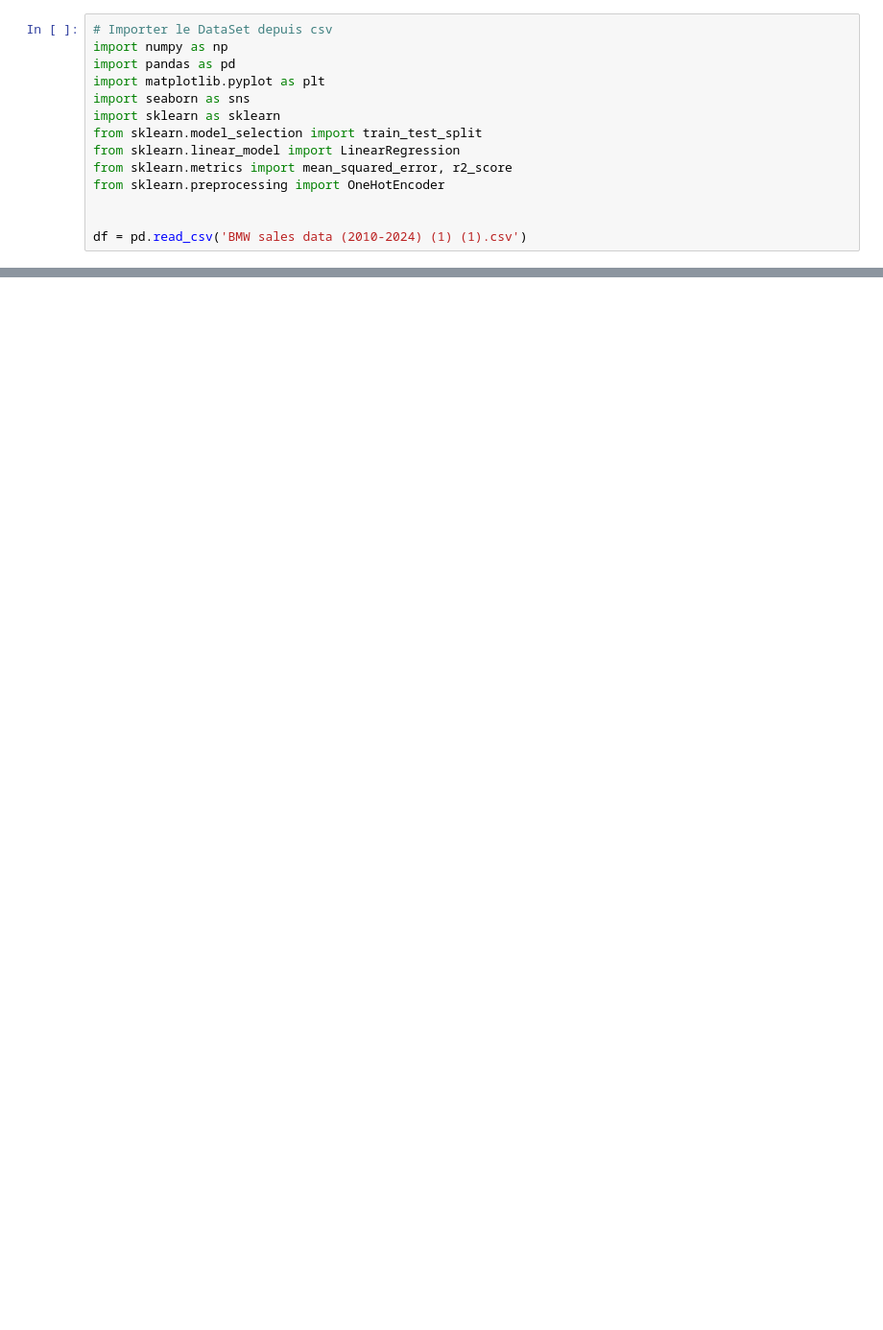
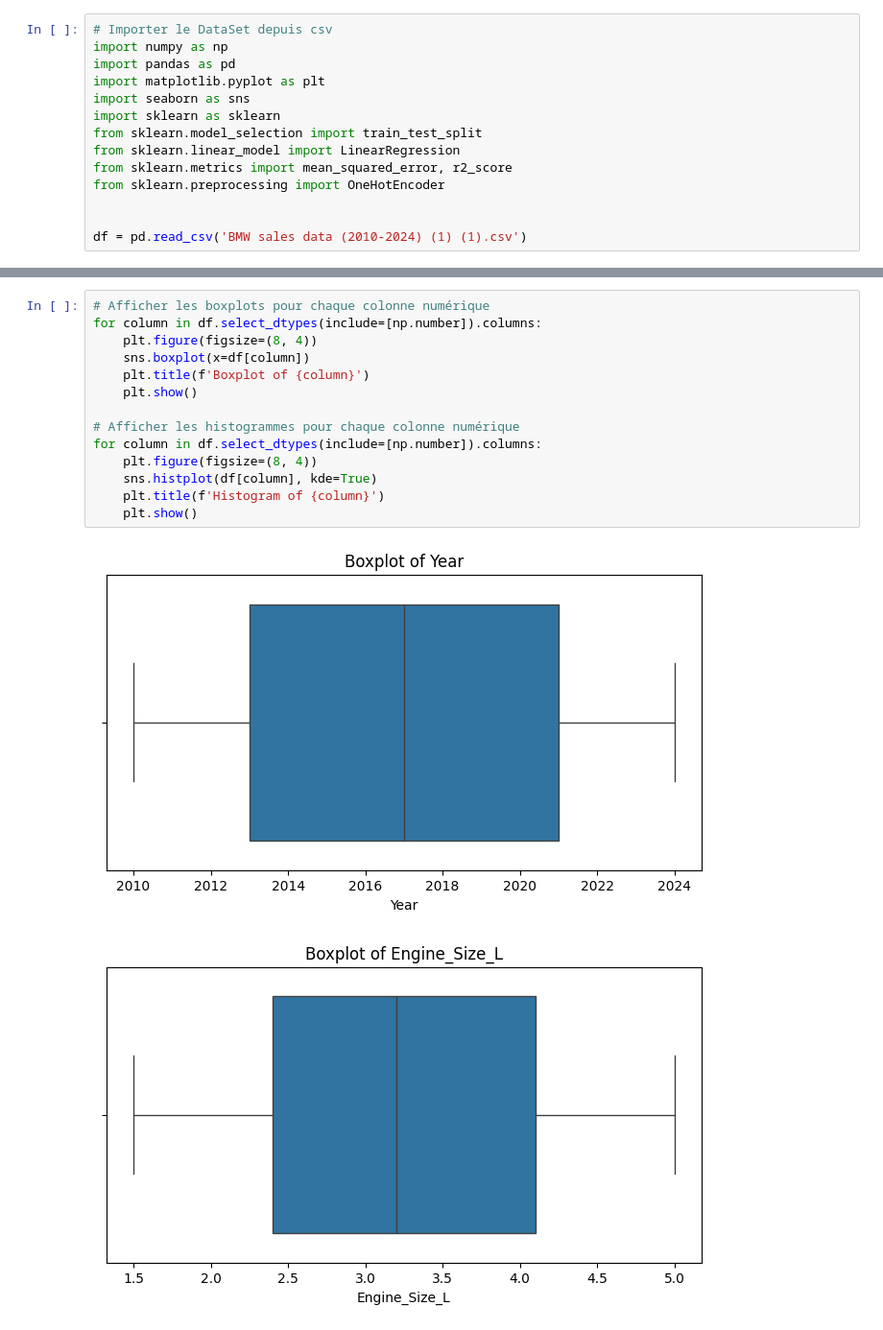
Before and after one commit to MohamedLaidaoui/ProjetMachineLearning, a Jupyter notebook: Untitled-1.ipynb, the cells around one changed output, grey strips where cells are left out. Shown at 96% size. Drawn from its saved outputs; the diff is of its cells as text; blank space fills up the shorter version.

```diff
--- a/Untitled-1.ipynb
+++ b/Untitled-1.ipynb
@@ -35,0 +52,17 @@ print(df.head(10))
+# %%
+# Afficher les boxplots pour chaque colonne numérique
+for column in df.select_dtypes(include=[np.number]).columns:
+    plt.figure(figsize=(8, 4))
+    sns.boxplot(x=df[column])
+    plt.title(f'Boxplot of {column}')
+    plt.show()
+
+# Afficher les histogrammes pour chaque colonne numérique
+for column in df.select_dtypes(include=[np.number]).columns:
+    plt.figure(figsize=(8, 4))
+    sns.histplot(df[column], kde=True)
+    plt.title(f'Histogram of {column}')
+    plt.show()
+# %% [output]
+[figure, added]
+[figure, added]
```
Also changed, not shown: parts of 4 cells of this notebook.
